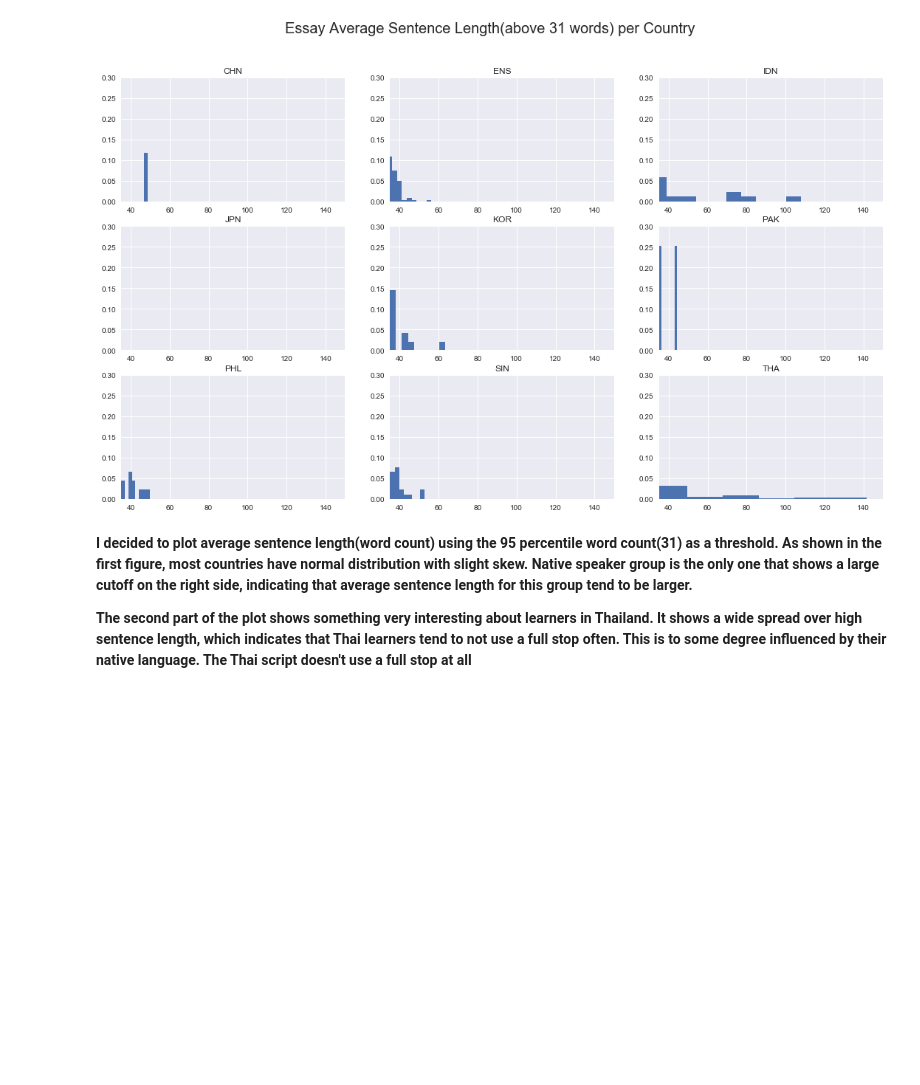
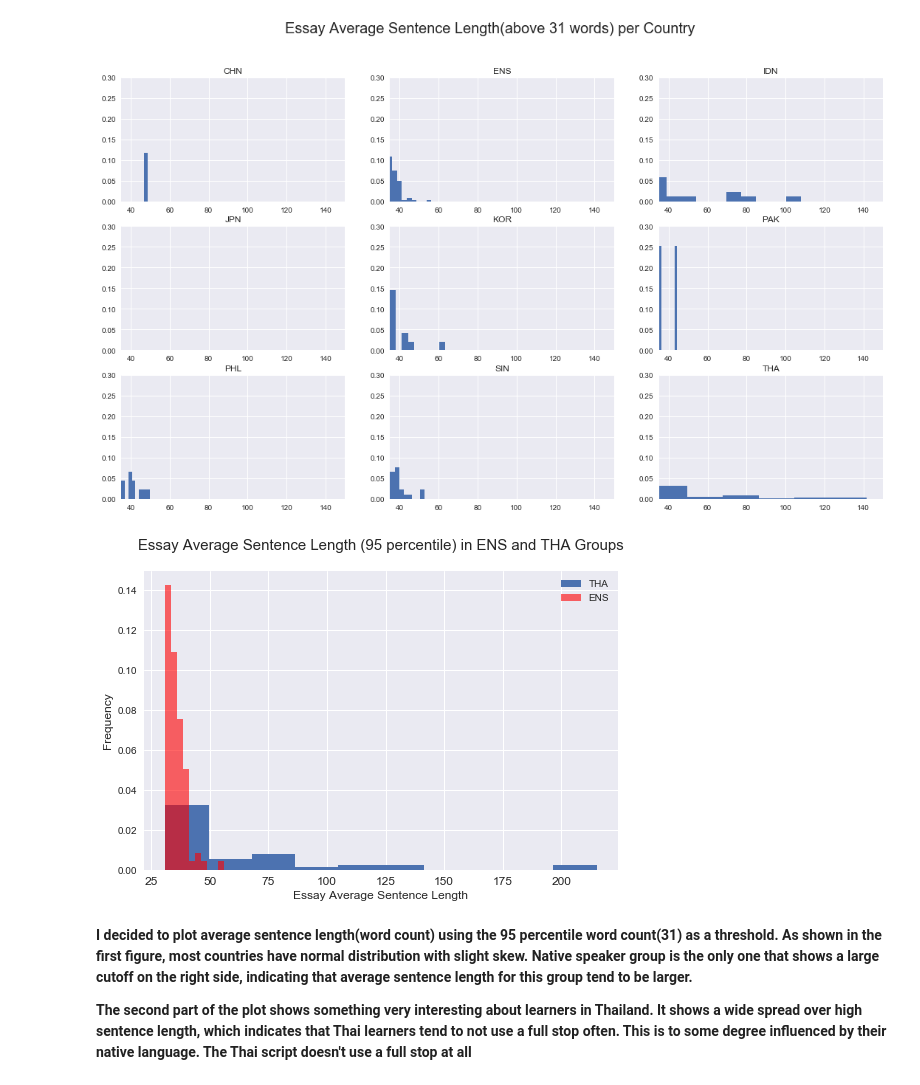
Before and after one commit to fzr72725/NLI, a Jupyter notebook: final_dataframe.ipynb, the cells around one changed output. Drawn from its saved outputs; the diff is of its cells as text; code cells hidden in the pictures; blank space fills up the shorter version.

```diff
--- a/final_dataframe.ipynb
+++ b/final_dataframe.ipynb
@@ -203,6 +203,25 @@ fig.suptitle('Essay Average Sentence Length(above 31 words) per Country', fontsi
 fig.set_size_inches(18.5, 10.5, forward=True)
 # %% [output]
 [figure]
+# %%
+df_2 = df_0[(df_0['label']=='ENS')|(df_0['label']=='THA')]
+# %%
+countries = ['ENS','THA']
+fig, ax = plt.subplots()
+fig.set_size_inches(8.5, 5.5, forward=True)
+ax.hist(df_2[(df_2['label']=='THA')&(df_2['avg_stc_length']>31)]['avg_stc_length'], normed=1, label='THA')
+ax.hist(df_2[(df_2['label']=='ENS')&(df_2['avg_stc_length']>31)]['avg_stc_length'], normed=1, alpha=.6, color='r',\
+        label='ENS')
+ax.set_title('Essay Average Sentence Length (95 percentile) in ENS and THA Groups', fontsize=15)
+ttl = ax.title
+ttl.set_position([.5, 1.05])
+ax.legend()
+ax.set_xlabel('Essay Average Sentence Length', fontsize=12)
+ax.set_ylabel('Frequency', fontsize=12)
+plt.xticks(fontsize=12)
+fig.show()
+# %% [output]
+[figure, added]
 # %% [markdown]
 **I decided to plot average sentence length(word count) using the 95 percentile word count(31) as a threshold. As shown in the first figure, most countries have normal distribution with slight skew. Native speaker group is the only one that shows a large cutoff on the right side, indicating that average sentence length for this group tend to be larger.**
 
```
Also changed, not shown: 1 other file.
